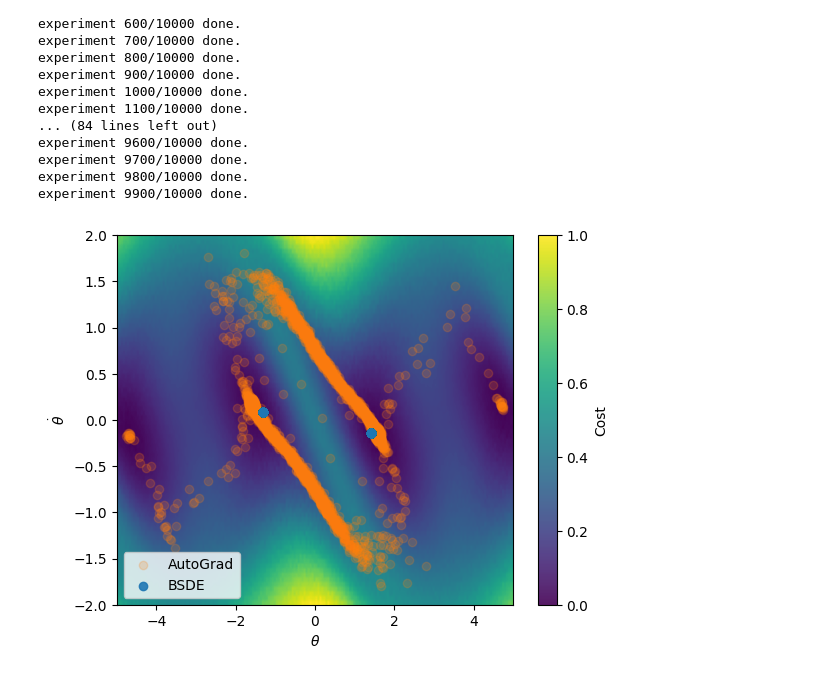
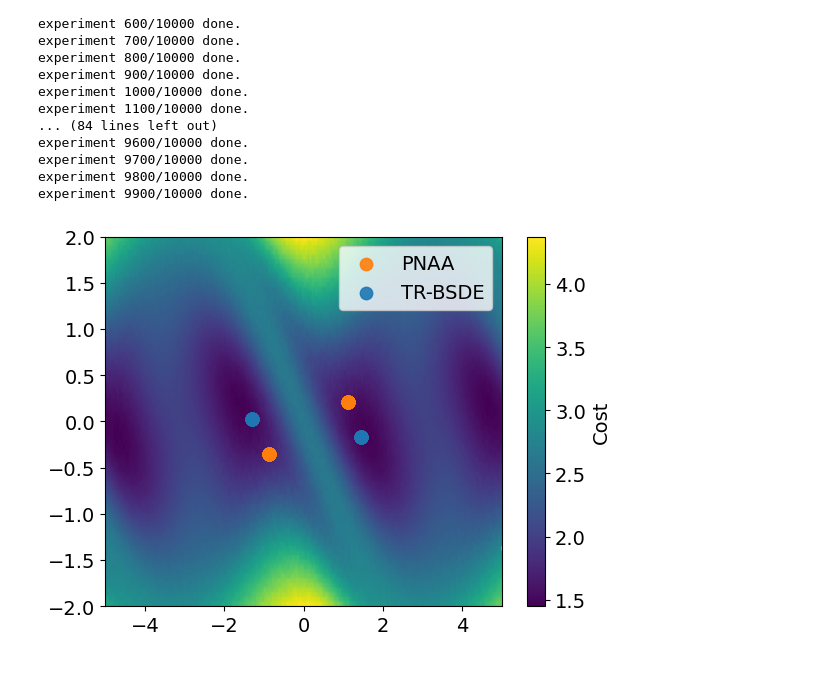
Before and after one commit to YuhangMeiUW/BSDE-Gradient, a Jupyter notebook: optresult_vs_heatmap.ipynb, the cells around one changed output. Drawn from its saved outputs; the diff is of its cells as text; code cells hidden in the pictures.

Commit message:
heatmap result plot

```diff
--- a/optresult_vs_heatmap.ipynb
+++ b/optresult_vs_heatmap.ipynb
@@ -119,3 +115,9 @@ experiment 9800/10000 done.
 experiment 9900/10000 done.
 # %%
 loss_grid = loss_vec.reshape(nx,ny)
+# %%
+loss_grid = torch.load('data/loss_grid_nl0.5.pth', weights_only=True)
+# theta_auto = torch.load('data/theta_hist_auto_nl0.5_v3.pt', weights_only=True)
+# theta_phi = torch.load('data/theta_hist_phi_nl0.5_v3.pt', weights_only=True)
+theta_ad = torch.load('data/theta_ad_final.pth', weights_only=True)
+theta_phi = torch.load('data/theta_tr_final.pth', weights_only=True)
@@ -122,19 +127,29 @@ loss_grid = loss_vec.reshape(nx,ny)
+# %%
+import matplotlib
+
+plt.rc('font', size = 14)
+matplotlib.rcParams['pdf.fonttype'] = 42
+matplotlib.rcParams['ps.fonttype'] = 42
 # %%
 plt.figure()
-plt.imshow(
-    loss_grid.T,                          # transpose for correct orientation
+im = plt.imshow(
+    loss_grid.T,                         # transpose for correct orientation
     extent=[-5, 5, -2, 2],
     origin='lower',
     aspect='auto',
     cmap='viridis'
 )
-plt.scatter(theta_auto_final[:,0].detach().numpy(), theta_auto_final[:,1].detach().numpy(), label="AutoGrad", alpha=0.2, color='C1')
-plt.scatter(theta_phi_final[:,0].detach().numpy(), theta_phi_final[:,1].detach().numpy(), label="BSDE", alpha=0.9, color='C0')
-plt.colorbar(label='Cost')
-plt.xlabel(r'$\theta$')
-plt.ylabel(r'$\dot{\theta}$')
+# plt.scatter(theta_auto_final[:,0].detach().numpy(), theta_auto_final[:,1].detach().numpy(), label="AutoDiff", alpha=0.5, color='C1')
+plt.scatter(theta_ad[:,0].detach().numpy(), theta_ad[:,1].detach().numpy(), label="PNAA", alpha=0.9, color='C1', s=80)
+plt.scatter(theta_phi[:,0].detach().numpy(), theta_phi[:,1].detach().numpy(), label="TR-BSDE", alpha=0.9, color='C0', s=80)
+plt.colorbar(im, label='Cost')
+# plt.xlabel(r'$\theta$')
+# plt.ylabel(r'$\dot{\theta}$')
 plt.legend()
+plt.xlim([-5,5])
+plt.ylim([-2,2])
 # plt.title('Heatmap of f(x, y)')
-plt.show()
+# plt.show()
+plt.savefig("figs/IP_optresult_vs_heatmap_pnaa.png", bbox_inches='tight')
 # %% [output]
-[figure, old version]
+[figure, new version]
```
Also changed, not shown: parts of 6 cells of this notebook.
